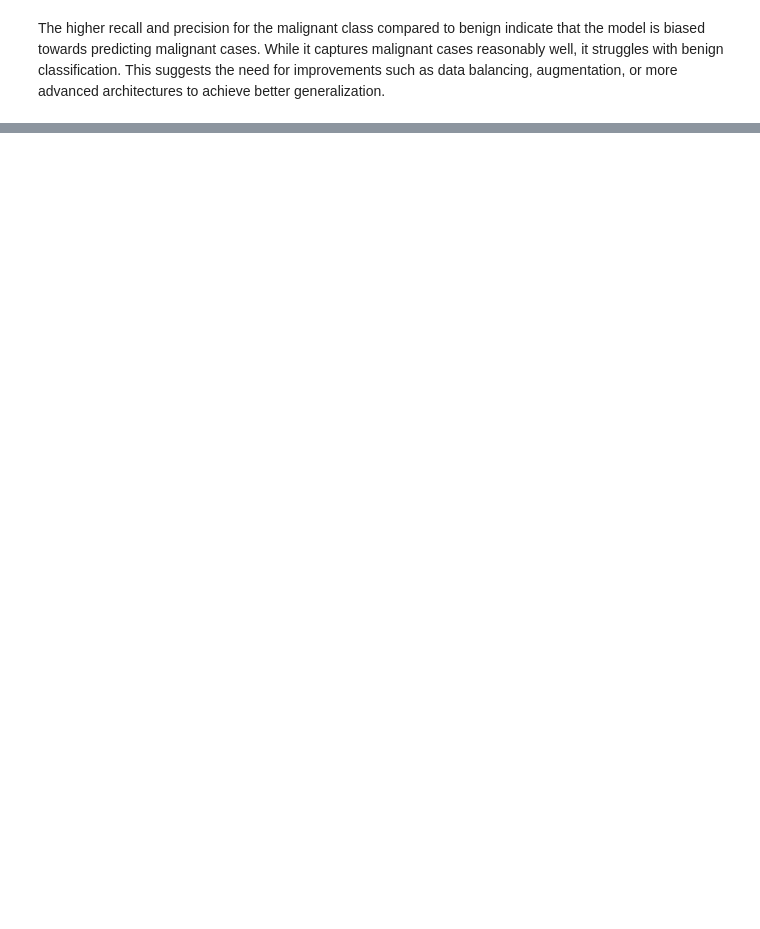
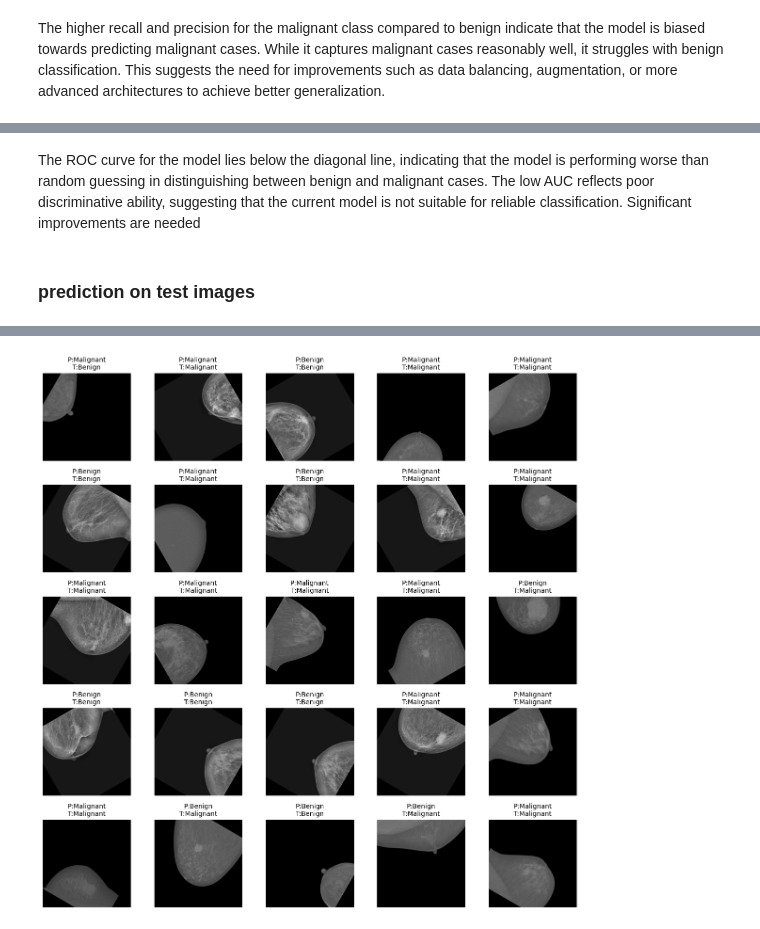
Before and after one commit to sreerag-chandrasekharan/Brest-Cancer-classifier, a Jupyter notebook: data analysis/model_2.ipynb, the cells around one changed output, grey strips where cells are left out. Drawn from its saved outputs; the diff is of its cells as text; code cells hidden in the pictures; blank space fills up the shorter version.

```diff
--- a/data analysis/model_2.ipynb
+++ b/data analysis/model_2.ipynb
@@ -162,0 +261,39 @@ The higher recall and precision for the malignant class compared to benign indic
+# %% [markdown]
+The ROC curve for the model lies below the diagonal line, indicating that the model is performing worse than random guessing in distinguishing between benign and malignant cases. The low AUC reflects poor discriminative ability, suggesting that the current model is not suitable for reliable classification. Significant improvements are needed
+# %% [markdown]
+### prediction on test images
+# %%
+import matplotlib.pyplot as plt
+import numpy as np
+
+# Number of images to show
+num_images = 25  # 5x5 grid
+
+# Get a batch of images and labels from test dataset
+images, labels = next(iter(test_ds))  # TensorFlow tensors
+images = images[:num_images]
+labels = labels[:num_images]
+
+# Convert tensors to numpy for plotting
+images_np = images.numpy()
+labels_np = labels.numpy()
+
+# Get predictions
+pred_probs = model.predict(images_np)
+pred_classes = np.where(pred_probs > 0.5, 1, 0)
+
+# Map class numbers to names
+class_names = ['Benign', 'Malignant']
+
+# Plot 5x5 grid
+fig, axes = plt.subplots(5, 5, figsize=(12, 12))
+axes = axes.flatten()
+
+for img, true_label, pred_label, ax in zip(images_np, labels_np, pred_classes, axes):
+    ax.imshow(img.astype("uint8"))
+    ax.axis('off')
+    ax.set_title(f"P:{class_names[pred_label[0]]}\nT:{class_names[int(true_label)]}", fontsize=10)
+
+plt.tight_layout()
+plt.show()
+# %% [output]
@@ -162,0 +301 @@ The higher recall and precision for the malignant class compared to benign indic
+[figure, added]
```
Also changed, not shown: parts of 16 cells of this notebook.
